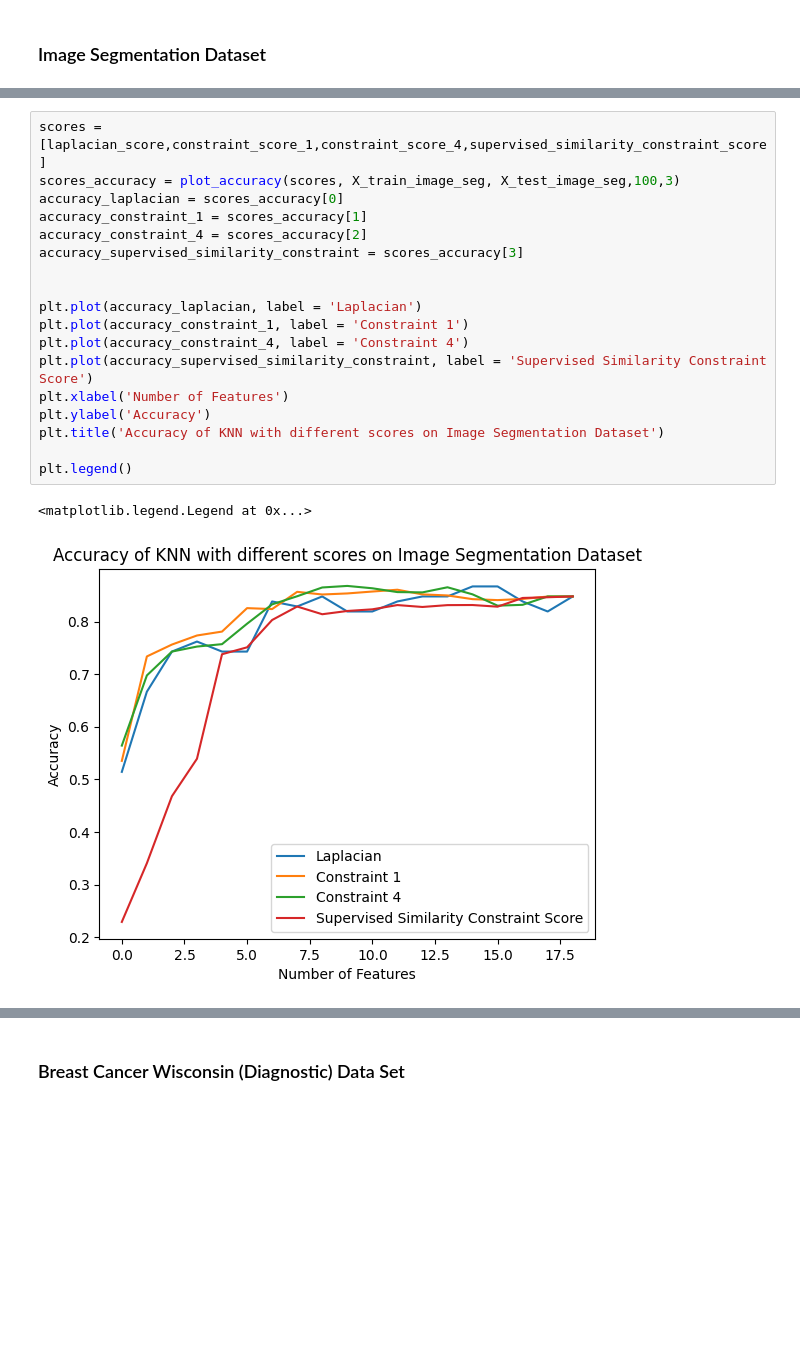
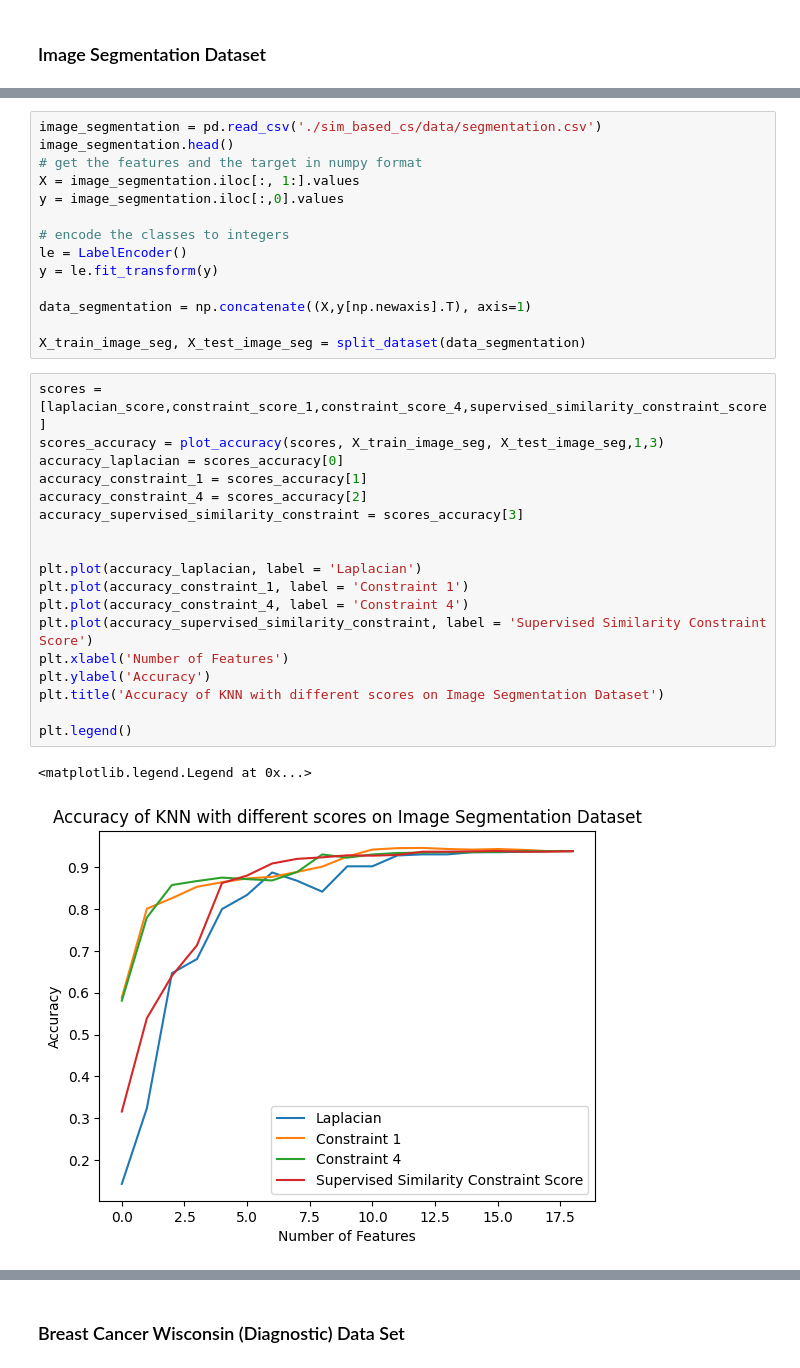
Before and after one commit to FabioGadegbeku/Similarity-Based-CS, a Jupyter notebook: sim_based_cs/notebook.ipynb, the cells around one changed output, grey strips where cells are left out. Drawn from its saved outputs; the diff is of its cells as text; blank space fills up the shorter version.

```diff
--- a/sim_based_cs/notebook.ipynb
+++ b/sim_based_cs/notebook.ipynb
@@ -197,24 +167,38 @@ AttributeError: 'NoneType' object has no attribute 'features'
+# %%
+image_segmentation = pd.read_csv('./sim_based_cs/data/segmentation.csv')
+image_segmentation.head()
+# get the features and the target in numpy format
+X = image_segmentation.iloc[:, 1:].values
+y = image_segmentation.iloc[:,0].values
+
+# encode the classes to integers
+le = LabelEncoder()
+y = le.fit_transform(y)
+
+data_segmentation = np.concatenate((X,y[np.newaxis].T), axis=1)
+
+X_train_image_seg, X_test_image_seg = split_dataset(data_segmentation)
 # %%
 scores = [laplacian_score,constraint_score_1,constraint_score_4,supervised_similarity_constraint_score]
-scores_accuracy = plot_accuracy(scores, X_train_image_seg, X_test_image_seg,100,3)
+scores_accuracy = plot_accuracy(scores, X_train_image_seg, X_test_image_seg,1,3)
 accuracy_laplacian = scores_accuracy[0]
 accuracy_constraint_1 = scores_accuracy[1]
 accuracy_constraint_4 = scores_accuracy[2]
 accuracy_supervised_similarity_constraint = scores_accuracy[3]
 
 
 plt.plot(accuracy_laplacian, label = 'Laplacian')
 plt.plot(accuracy_constraint_1, label = 'Constraint 1')
 plt.plot(accuracy_constraint_4, label = 'Constraint 4')
 plt.plot(accuracy_supervised_similarity_constraint, label = 'Supervised Similarity Constraint Score')
 plt.xlabel('Number of Features')
 plt.ylabel('Accuracy')
 plt.title('Accuracy of KNN with different scores on Image Segmentation Dataset')
 
 plt.legend()
 # %% [output]
 <matplotlib.legend.Legend at 0x...>
-[figure, old version]
+[figure, new version]
 # %%
 auc_laplacian = auc_score(accuracy_laplacian)
 auc_constraint_1 = auc_score(accuracy_constraint_1)
```
Also changed, not shown: parts of 24 cells of this notebook.
